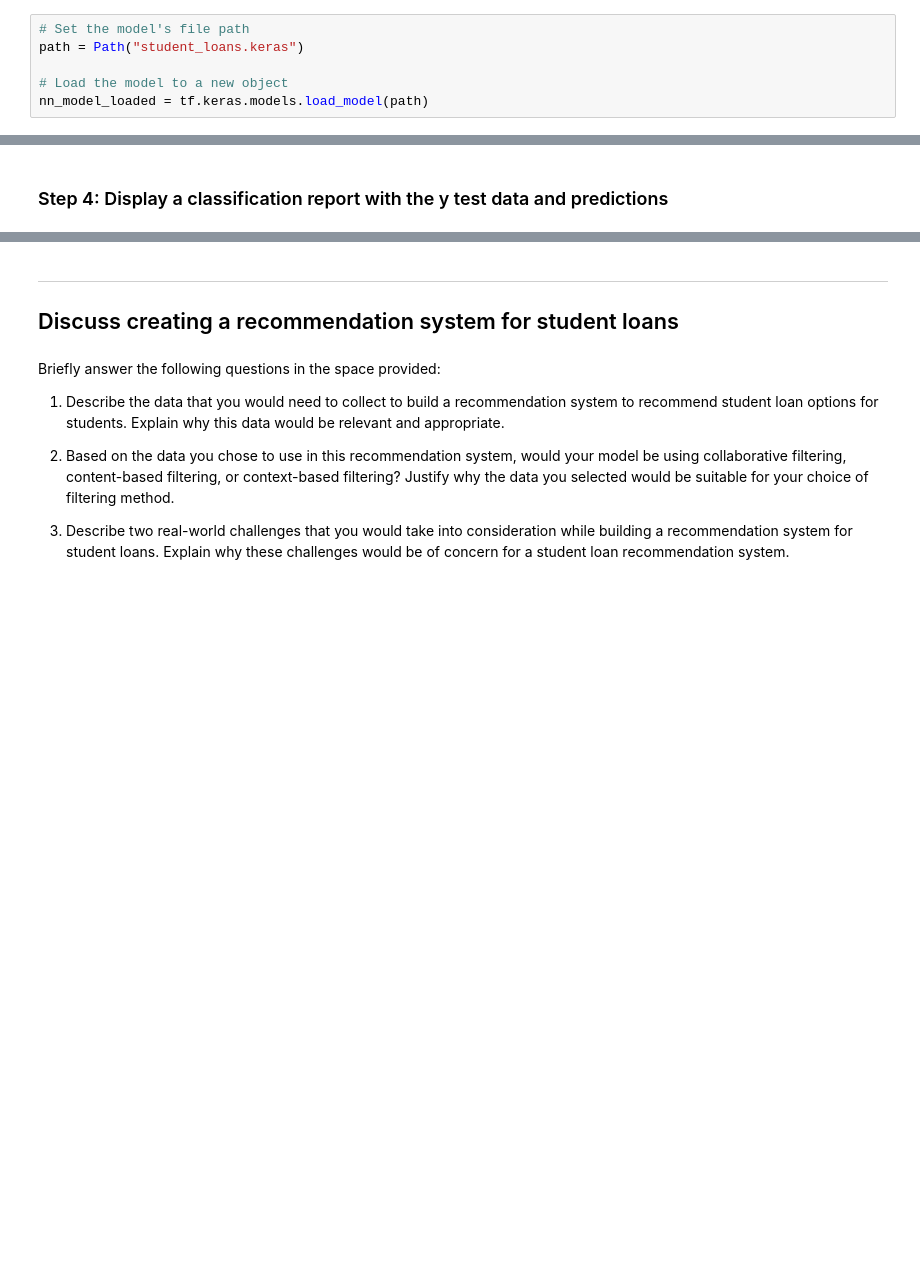
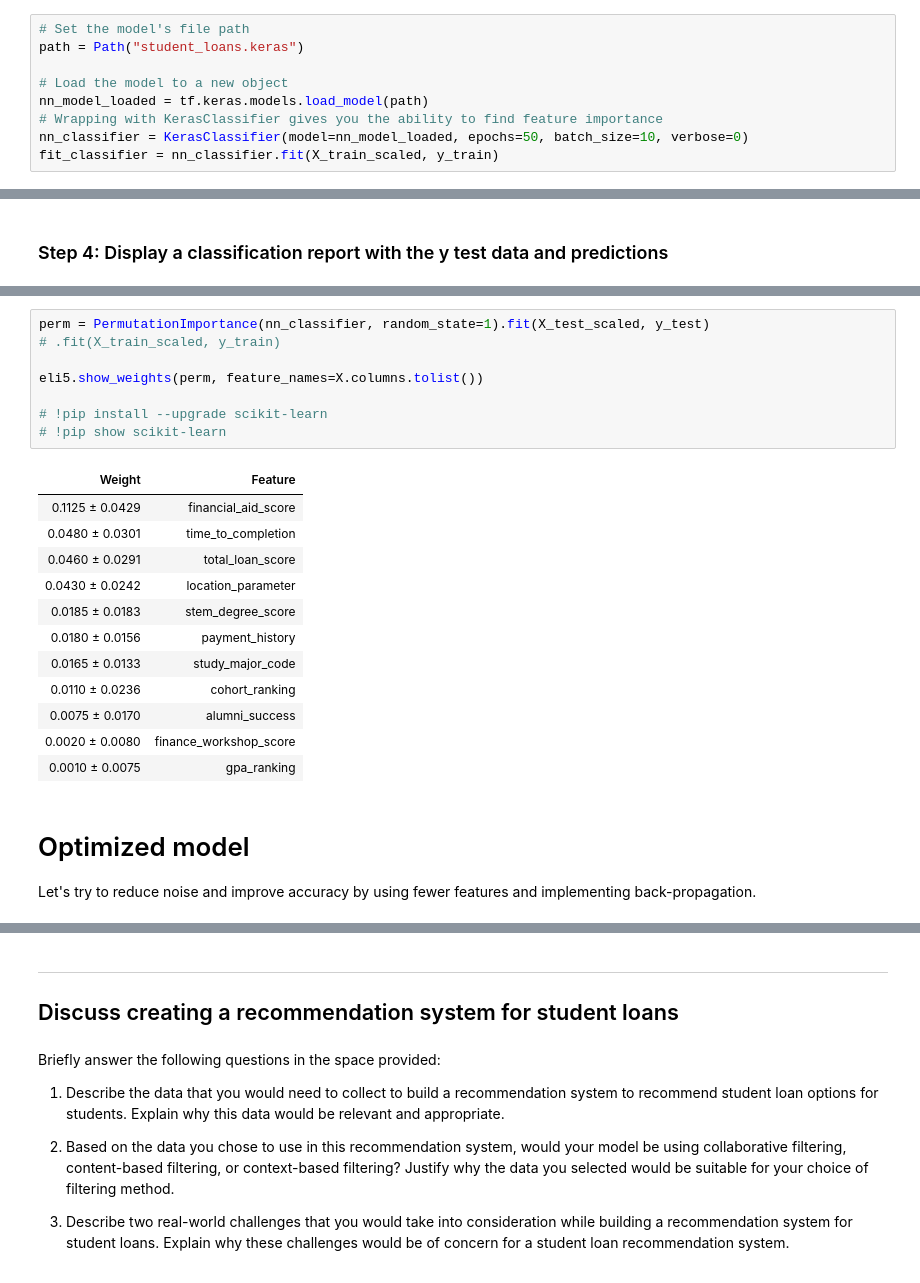
Before and after one commit to housker-columbia/neural-network-challenge-1, a Jupyter notebook: student_loans_with_deep_learning.ipynb, the cells around one changed output, grey strips where cells are left out. Cells and saved outputs as stored; diff of their text form; blank space fills up the shorter version.

```diff
--- a/student_loans_with_deep_learning.ipynb
+++ b/student_loans_with_deep_learning.ipynb
@@ -241,6 +302,9 @@ path = Path("student_loans.keras")
 
 # Load the model to a new object
 nn_model_loaded = tf.keras.models.load_model(path)
+# Wrapping with KerasClassifier gives you the ability to find feature importance
+nn_classifier = KerasClassifier(model=nn_model_loaded, epochs=50, batch_size=10, verbose=0)
+fit_classifier = nn_classifier.fit(X_train_scaled, y_train)
 # %% [markdown]
 ### Step 2: Make predictions on the testing data and save the predictions to a DataFrame.
 # %%
@@ -299,0 +464,24 @@ weighted avg       0.75      0.75      0.75       400
+# %%
+perm = PermutationImportance(nn_classifier, random_state=1).fit(X_test_scaled, y_test)
+# .fit(X_train_scaled, y_train)
+
+eli5.show_weights(perm, feature_names=X.columns.tolist())
+
+# !pip install --upgrade scikit-learn
+# !pip show scikit-learn
+# %% [output]
+| Weight | Feature |
+| 0.1125 ± 0.0429 | financial_aid_score |
+| 0.0480 ± 0.0301 | time_to_completion |
+| 0.0460 ± 0.0291 | total_loan_score |
+| 0.0430 ± 0.0242 | location_parameter |
+| 0.0185 ± 0.0183 | stem_degree_score |
+| 0.0180 ± 0.0156 | payment_history |
+| 0.0165 ± 0.0133 | study_major_code |
+| 0.0110 ± 0.0236 | cohort_ranking |
+| 0.0075 ± 0.0170 | alumni_success |
+| 0.0020 ± 0.0080 | finance_workshop_score |
+| 0.0010 ± 0.0075 | gpa_ranking |
+# %% [markdown]
+# Optimized model
+Let's try to reduce noise and improve accuracy by using fewer features and implementing back-propagation.
```
Also changed, not shown: parts of 29 cells of this notebook.
